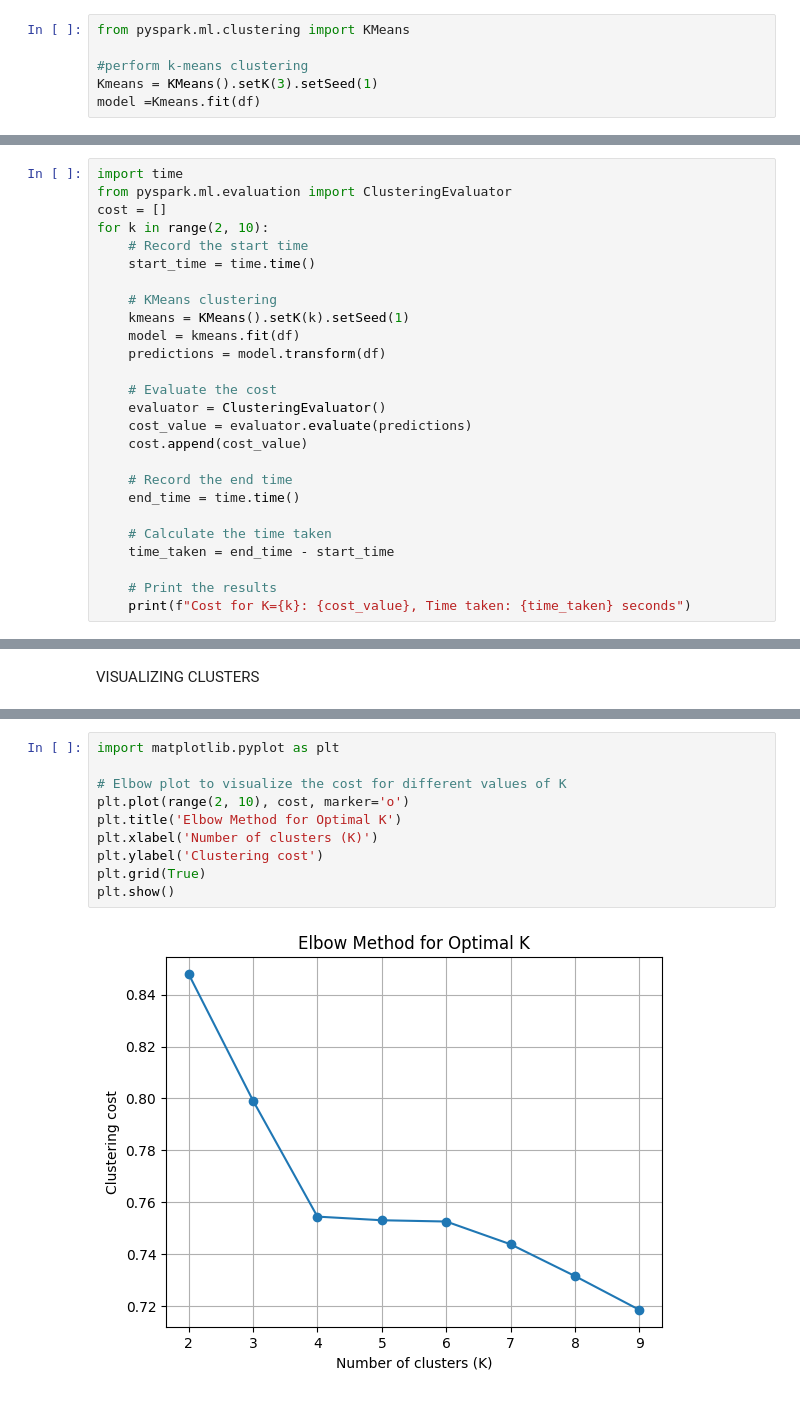
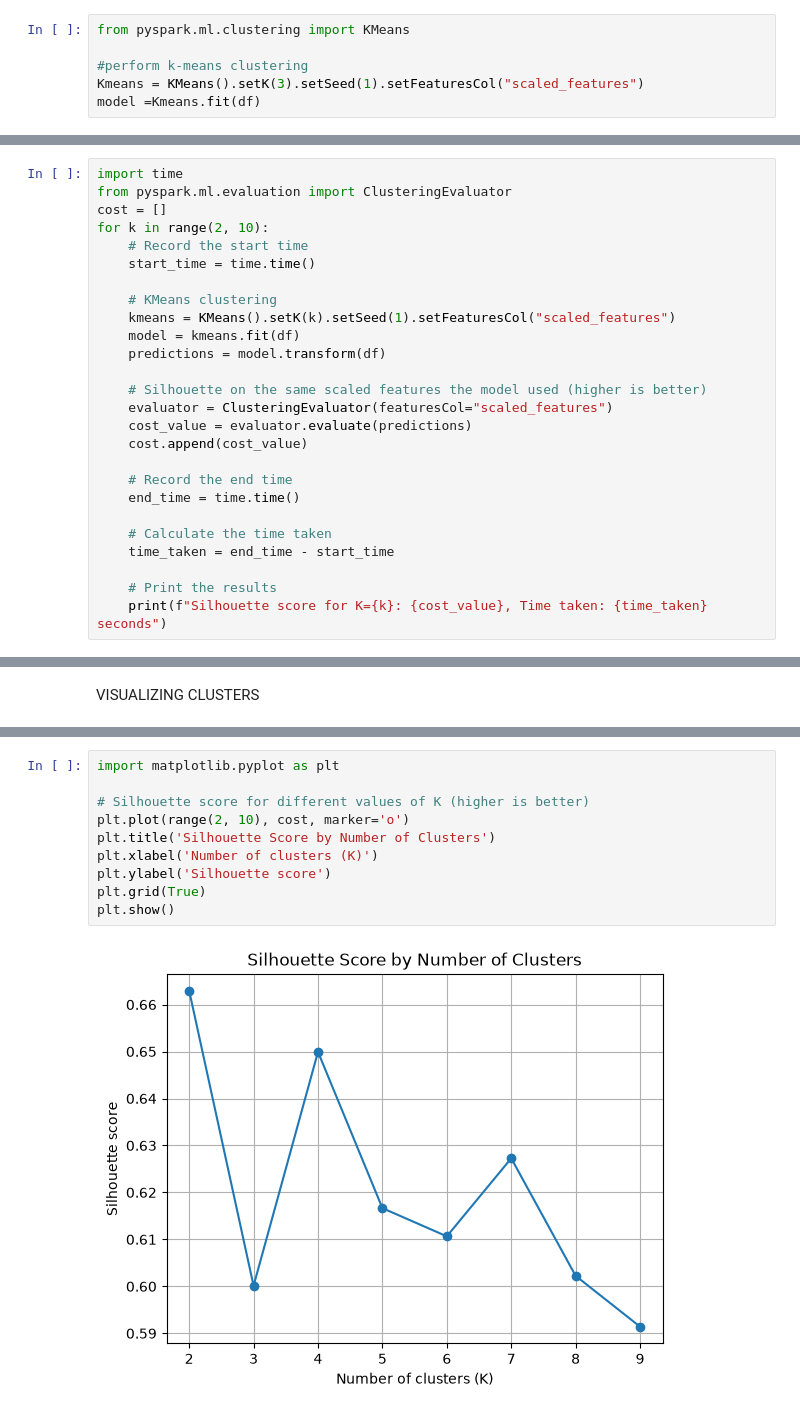
Before and after one commit to Francis-Gallo/Telecom-churn-data, a Jupyter notebook: 5.benchmark spark.ipynb, the cells around one changed output, grey strips where cells are left out. Saved outputs shown, nothing was run; the diff lists cells and outputs as text.

```diff
--- a/5.benchmark spark.ipynb
+++ b/5.benchmark spark.ipynb
@@ -93,7 +93,7 @@ only showing top 5 rows
 from pyspark.ml.clustering import KMeans
 
 #perform k-means clustering
-Kmeans = KMeans().setK(3).setSeed(1)
+Kmeans = KMeans().setK(3).setSeed(1).setFeaturesCol("scaled_features")
 model =Kmeans.fit(df)
 # %%
 #making predictions
@@ -123,12 +123,12 @@ for k in range(2, 10):
     start_time = time.time()
 
     # KMeans clustering
-    kmeans = KMeans().setK(k).setSeed(1)
+    kmeans = KMeans().setK(k).setSeed(1).setFeaturesCol("scaled_features")
     model = kmeans.fit(df)
     predictions = model.transform(df)
 
-    # Evaluate the cost
-    evaluator = ClusteringEvaluator()
+    # Silhouette on the same scaled features the model used (higher is better)
+    evaluator = ClusteringEvaluator(featuresCol="scaled_features")
     cost_value = evaluator.evaluate(predictions)
     cost.append(cost_value)
 
@@ -139,5 +139,5 @@ for k in range(2, 10):
     time_taken = end_time - start_time
 
     # Print the results
-    print(f"Cost for K={k}: {cost_value}, Time taken: {time_taken} seconds")
+    print(f"Silhouette score for K={k}: {cost_value}, Time taken: {time_taken} seconds")
 # %% [output]
@@ -238,15 +236,15 @@ fig.show()
 # %%
 import matplotlib.pyplot as plt
 
-# Elbow plot to visualize the cost for different values of K
+# Silhouette score for different values of K (higher is better)
 plt.plot(range(2, 10), cost, marker='o')
-plt.title('Elbow Method for Optimal K')
+plt.title('Silhouette Score by Number of Clusters')
 plt.xlabel('Number of clusters (K)')
-plt.ylabel('Clustering cost')
+plt.ylabel('Silhouette score')
 plt.grid(True)
 plt.show()
 # %% [output]
-[figure, old version]
+[figure, new version]
 # %%
 import seaborn as sns
 plt.figure(figsize=(10, 6))
```
Also changed, not shown: parts of 8 cells of this notebook, 3 other files.
